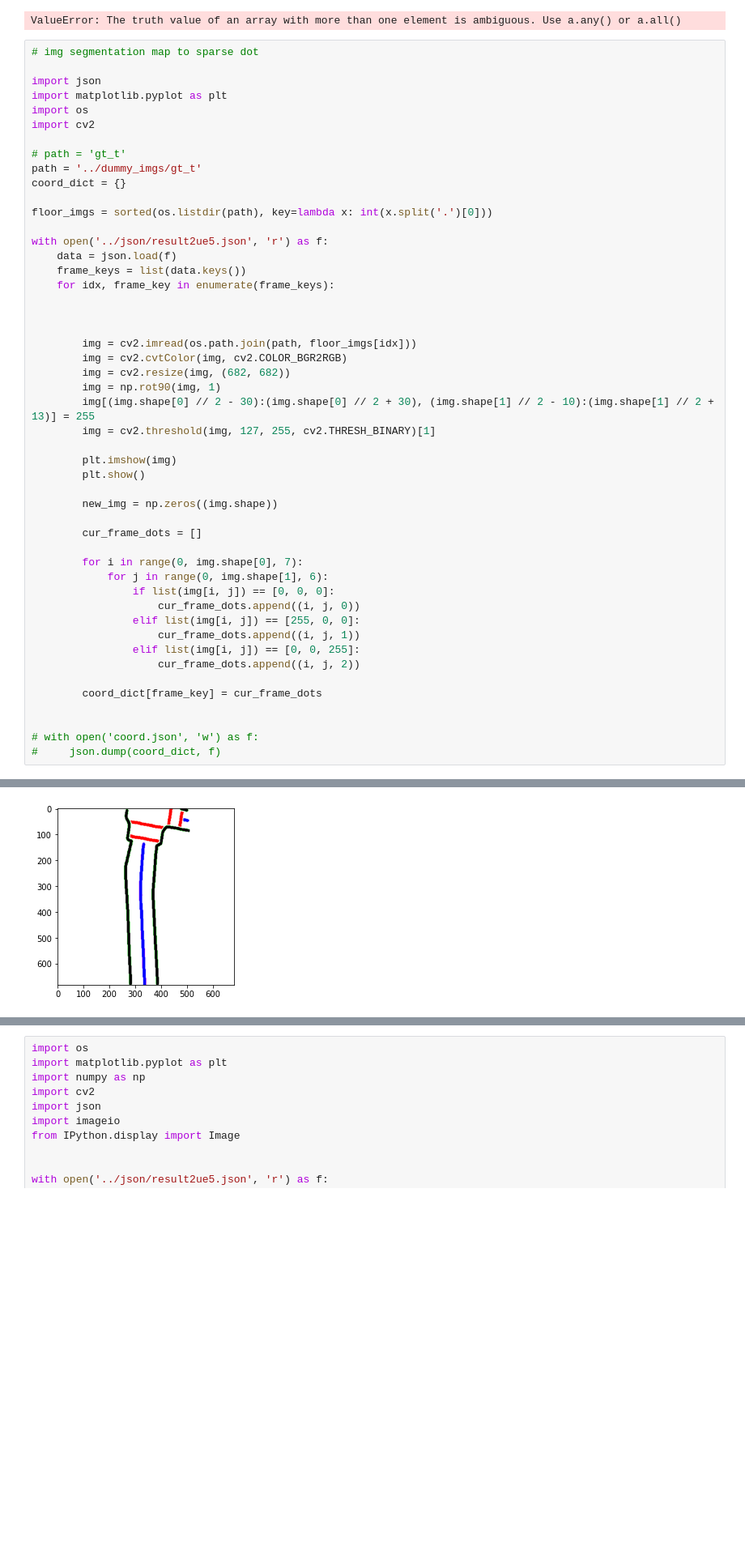
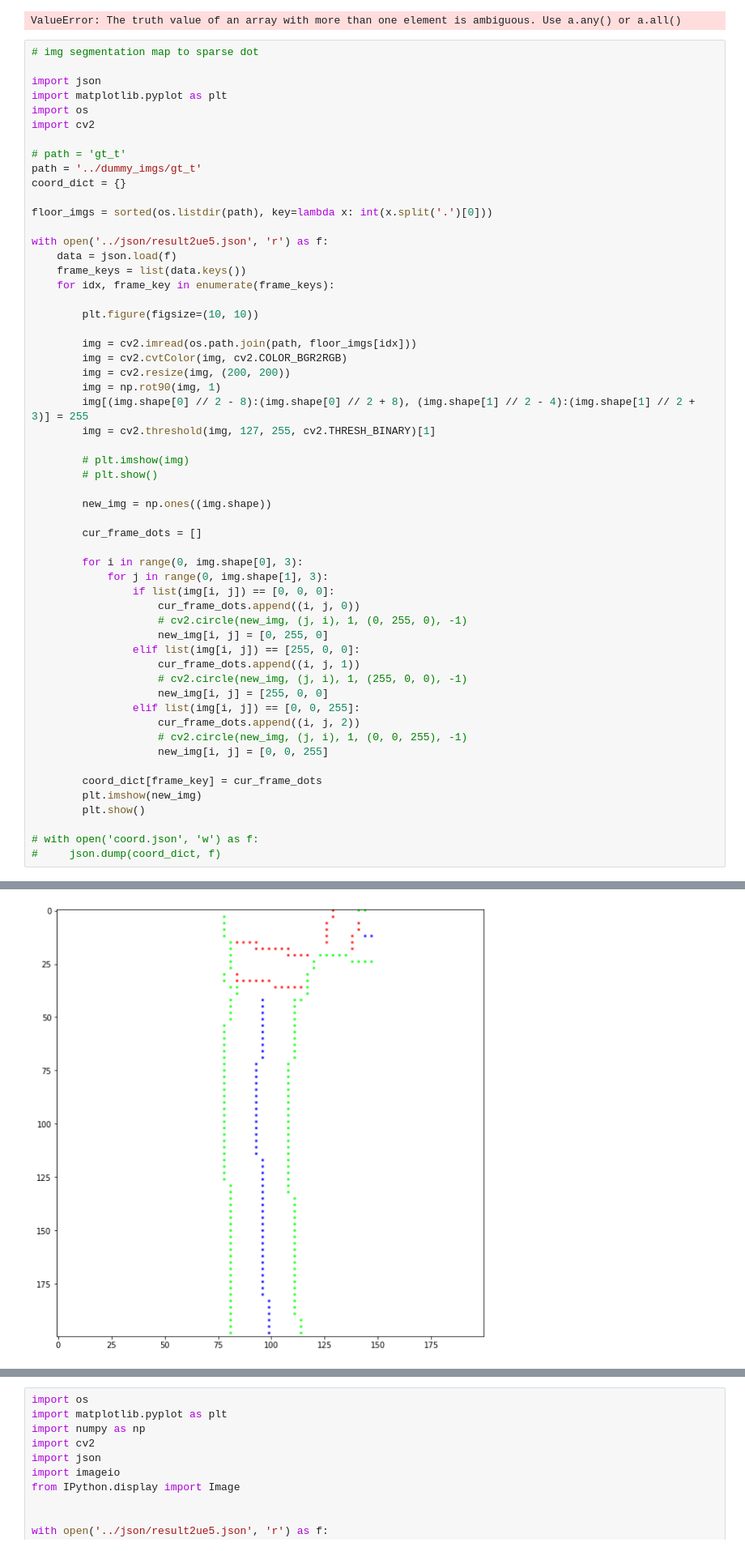
Before and after one commit to eddy0117/OpenGL_CarGUI, a Jupyter notebook: tools/Image_process.ipynb, the cells around one changed output, grey strips where cells are left out. Shown at 81% size. Cells and saved outputs as stored; diff of their text form; blank space fills up the shorter version.

```diff
--- a/tools/Image_process.ipynb
+++ b/tools/Image_process.ipynb
@@ -52,33 +52,40 @@ with open('../json/result2ue5.json', 'r') as f:
     frame_keys = list(data.keys())
     for idx, frame_key in enumerate(frame_keys):
 
-
+        plt.figure(figsize=(10, 10))
 
         img = cv2.imread(os.path.join(path, floor_imgs[idx]))
         img = cv2.cvtColor(img, cv2.COLOR_BGR2RGB)
-        img = cv2.resize(img, (682, 682))
+        img = cv2.resize(img, (200, 200))
         img = np.rot90(img, 1)
-        img[(img.shape[0] // 2 - 30):(img.shape[0] // 2 + 30), (img.shape[1] // 2 - 10):(img.shape[1] // 2 + 13)] = 255
+        img[(img.shape[0] // 2 - 8):(img.shape[0] // 2 + 8), (img.shape[1] // 2 - 4):(img.shape[1] // 2 + 3)] = 255
         img = cv2.threshold(img, 127, 255, cv2.THRESH_BINARY)[1]
 
-        plt.imshow(img)
-        plt.show()
+        # plt.imshow(img)
+        # plt.show()
 
-        new_img = np.zeros((img.shape))
+        new_img = np.ones((img.shape))
 
         cur_frame_dots = []
 
-        for i in range(0, img.shape[0], 7):
-            for j in range(0, img.shape[1], 6):
+        for i in range(0, img.shape[0], 3):
+            for j in range(0, img.shape[1], 3):
                 if list(img[i, j]) == [0, 0, 0]:
                     cur_frame_dots.append((i, j, 0))
+                    # cv2.circle(new_img, (j, i), 1, (0, 255, 0), -1)
+                    new_img[i, j] = [0, 255, 0]
                 elif list(img[i, j]) == [255, 0, 0]:
                     cur_frame_dots.append((i, j, 1))
+                    # cv2.circle(new_img, (j, i), 1, (255, 0, 0), -1)
+                    new_img[i, j] = [255, 0, 0]
                 elif list(img[i, j]) == [0, 0, 255]:
                     cur_frame_dots.append((i, j, 2))
+                    # cv2.circle(new_img, (j, i), 1, (0, 0, 255), -1)
+                    new_img[i, j] = [0, 0, 255]
 
         coord_dict[frame_key] = cur_frame_dots
-
+        plt.imshow(new_img)
+        plt.show()
 
 # with open('coord.json', 'w') as f:
 #     json.dump(coord_dict, f)
@@ -88 +98 @@ with open('../json/result2ue5.json', 'r') as f:
-[figure, old version]
+[figure, new version]
```
Also changed, not shown: parts of 4 cells of this notebook, 11 other files.
